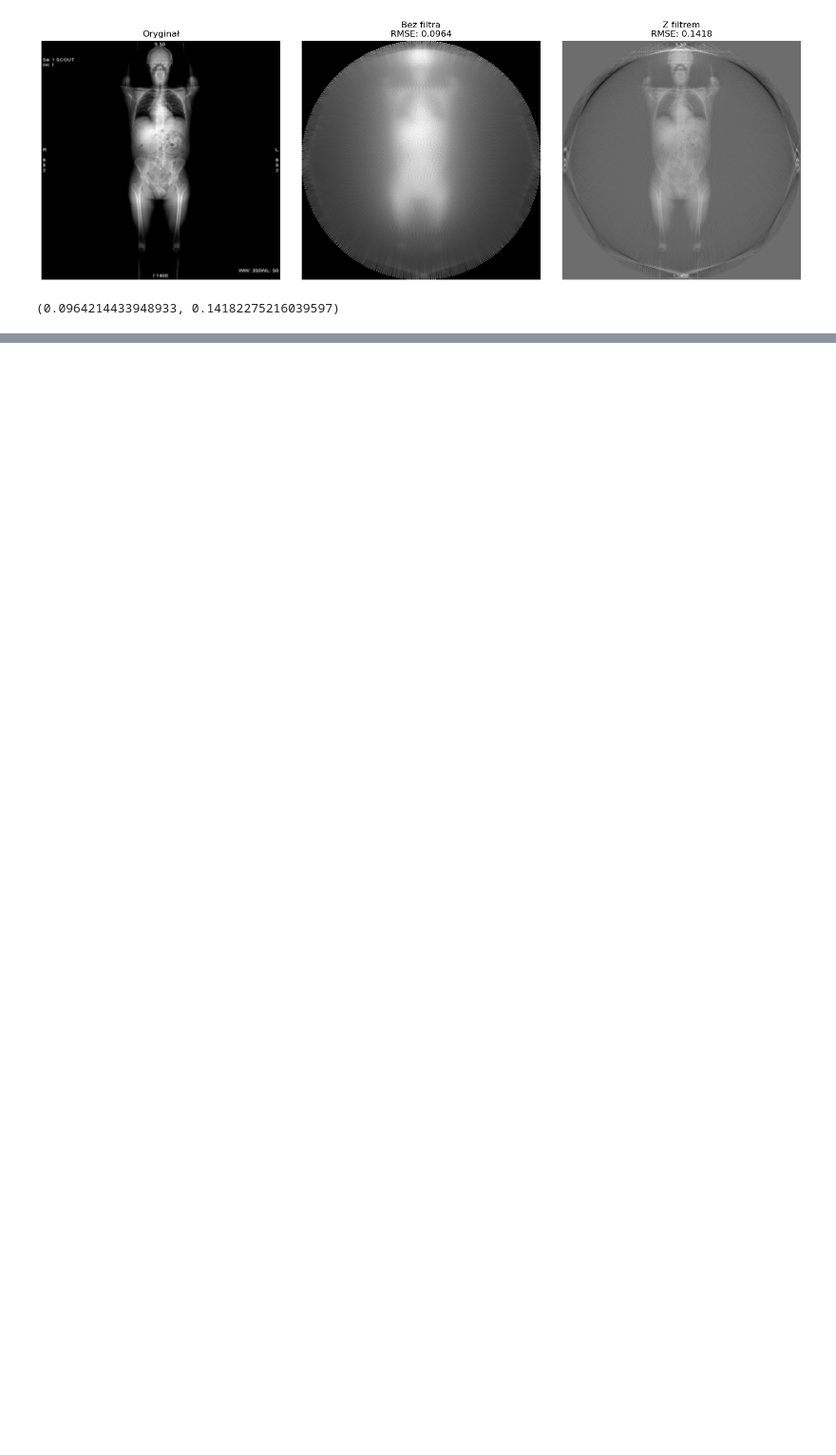
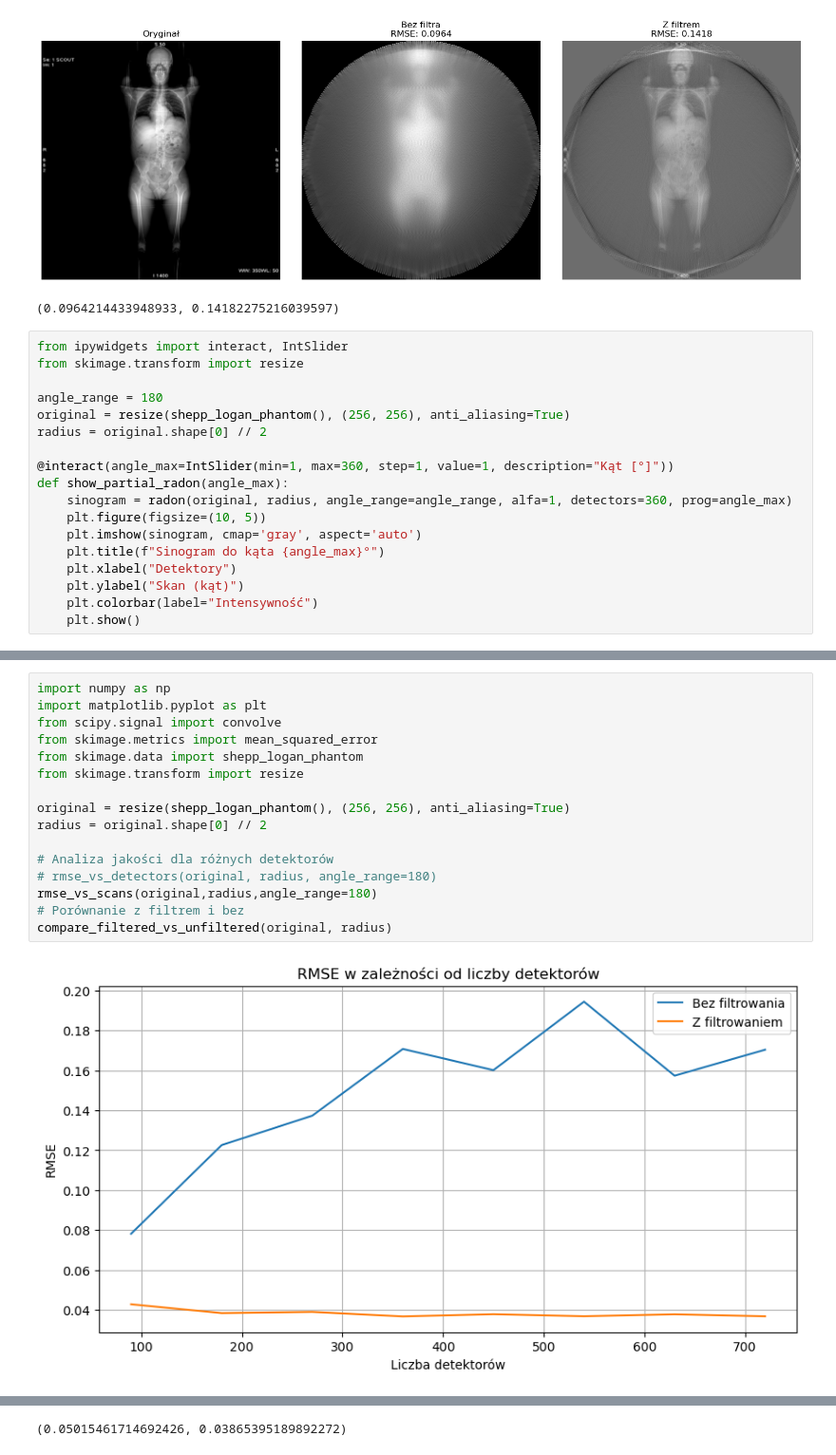
Before and after one commit to kuball1000/Informatyka_w_Medycynie, a Jupyter notebook: Informatyka w Medycynie/Inf_w_Medy_01.ipynb, the cells around one changed output, grey strips where cells are left out. Shown at 95% size. Drawn from its saved outputs; the diff is of its cells as text; blank space fills up the shorter version.

```diff
--- a/Informatyka w Medycynie/Inf_w_Medy_01.ipynb
+++ b/Informatyka w Medycynie/Inf_w_Medy_01.ipynb
@@ -381,3 +379,21 @@ compare_filtered_vs_unfiltered(original, radius)
 [figure]
 [figure]
 (0.0964214433948933, 0.14182275216039597)
+# %%
+from ipywidgets import interact, IntSlider
+from skimage.transform import resize
+
+angle_range = 180
+original = resize(shepp_logan_phantom(), (256, 256), anti_aliasing=True)
+radius = original.shape[0] // 2
+
+@interact(angle_max=IntSlider(min=1, max=360, step=1, value=1, description="Kąt [°]"))
+def show_partial_radon(angle_max):
+    sinogram = radon(original, radius, angle_range=angle_range, alfa=1, detectors=360, prog=angle_max)
+    plt.figure(figsize=(10, 5))
+    plt.imshow(sinogram, cmap='gray', aspect='auto')
+    plt.title(f"Sinogram do kąta {angle_max}°")
+    plt.xlabel("Detektory")
+    plt.ylabel("Skan (kąt)")
+    plt.colorbar(label="Intensywność")
+    plt.show()
@@ -383,0 +489,18 @@ compare_filtered_vs_unfiltered(original, radius)
+# %%
+import numpy as np
+import matplotlib.pyplot as plt
+from scipy.signal import convolve
+from skimage.metrics import mean_squared_error
+from skimage.data import shepp_logan_phantom
+from skimage.transform import resize
+
+original = resize(shepp_logan_phantom(), (256, 256), anti_aliasing=True)
+radius = original.shape[0] // 2
+
+# Analiza jakości dla różnych detektorów
+# rmse_vs_detectors(original, radius, angle_range=180)
+rmse_vs_scans(original,radius,angle_range=180)
+# Porównanie z filtrem i bez
+compare_filtered_vs_unfiltered(original, radius)
+# %% [output]
+[figure, added]
@@ -383,0 +508 @@ compare_filtered_vs_unfiltered(original, radius)
+(0.05015461714692426, 0.03865395189892272)
```
Also changed, not shown: parts of 8 cells of this notebook.
